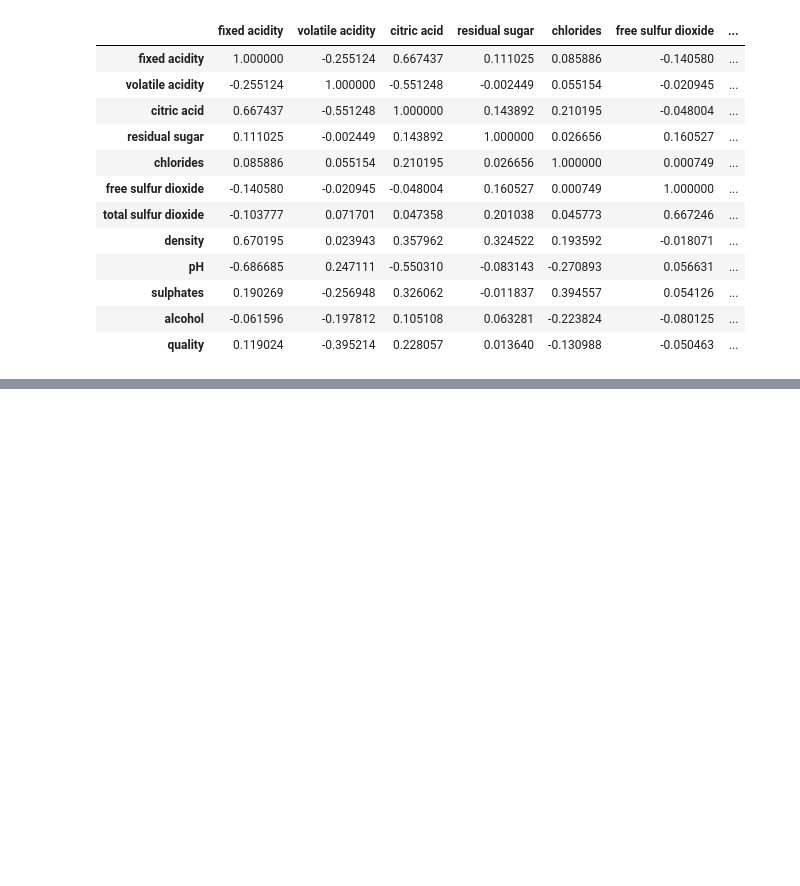
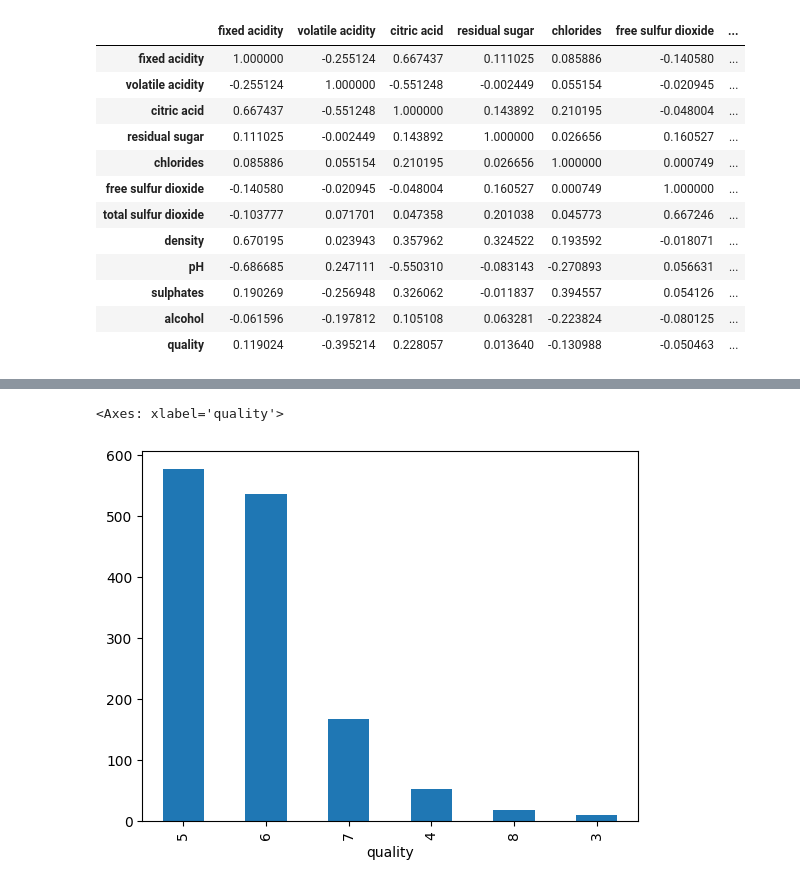
Before and after one commit to Ananddd06/Beginner_to_Advance_Machine_Learning_for_Freshers, a Jupyter notebook: EDA/redwine.ipynb, the cells around one changed output, grey strips where cells are left out. Drawn from its saved outputs; the diff is of its cells as text; code cells hidden in the pictures; blank space fills up the shorter version.

Commit message:
Added the EDA for the red wine dataset

```diff
--- a/EDA/redwine.ipynb
+++ b/EDA/redwine.ipynb
@@ -156,0 +157,6 @@ sns.heatmap(df.corr() , annot = True)
+# %%
+# based on the dataset we found that the dataset is like the imbalanced data so we need to use the feature engineering technique like the SMOT
+df['quality'].value_counts().plot(kind = 'bar')
+# %% [output]
+<Axes: xlabel='quality'>
+[figure, added]
```
Also changed, not shown: parts of 12 cells of this notebook.
